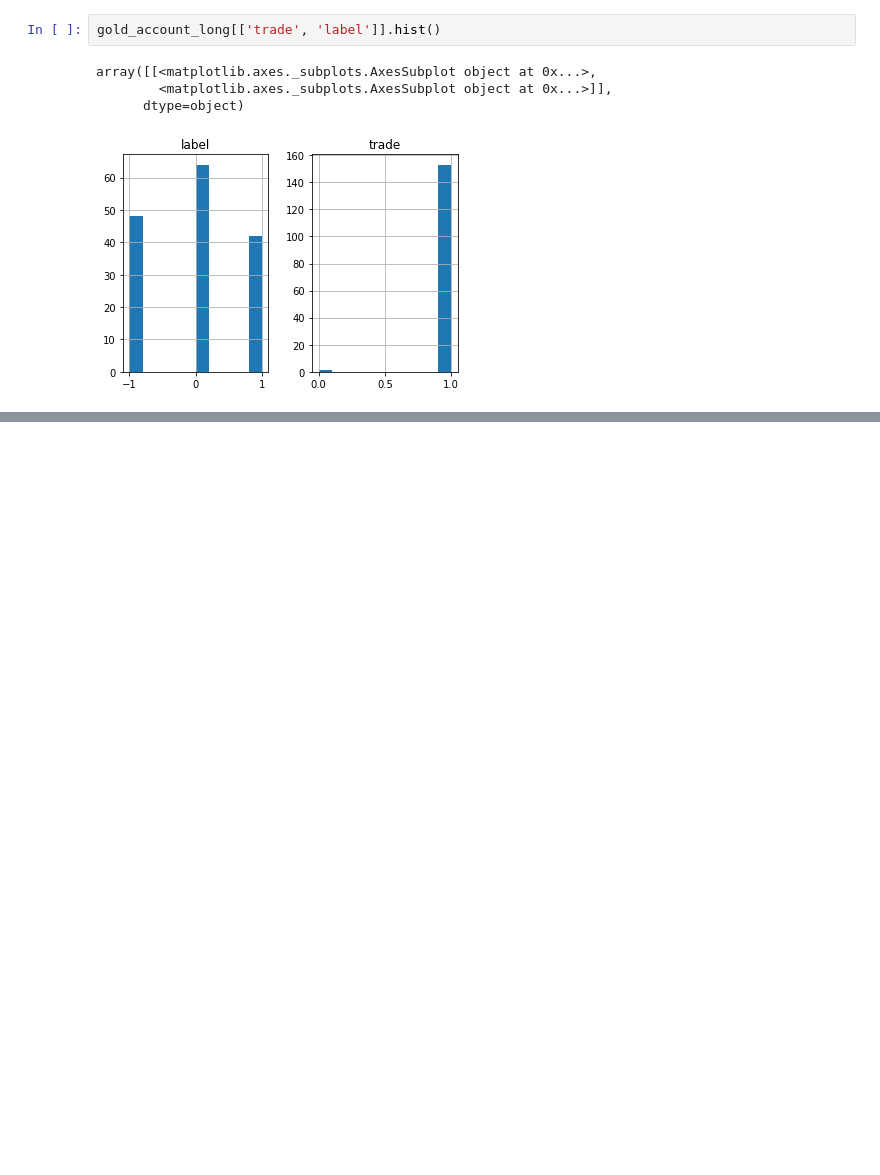
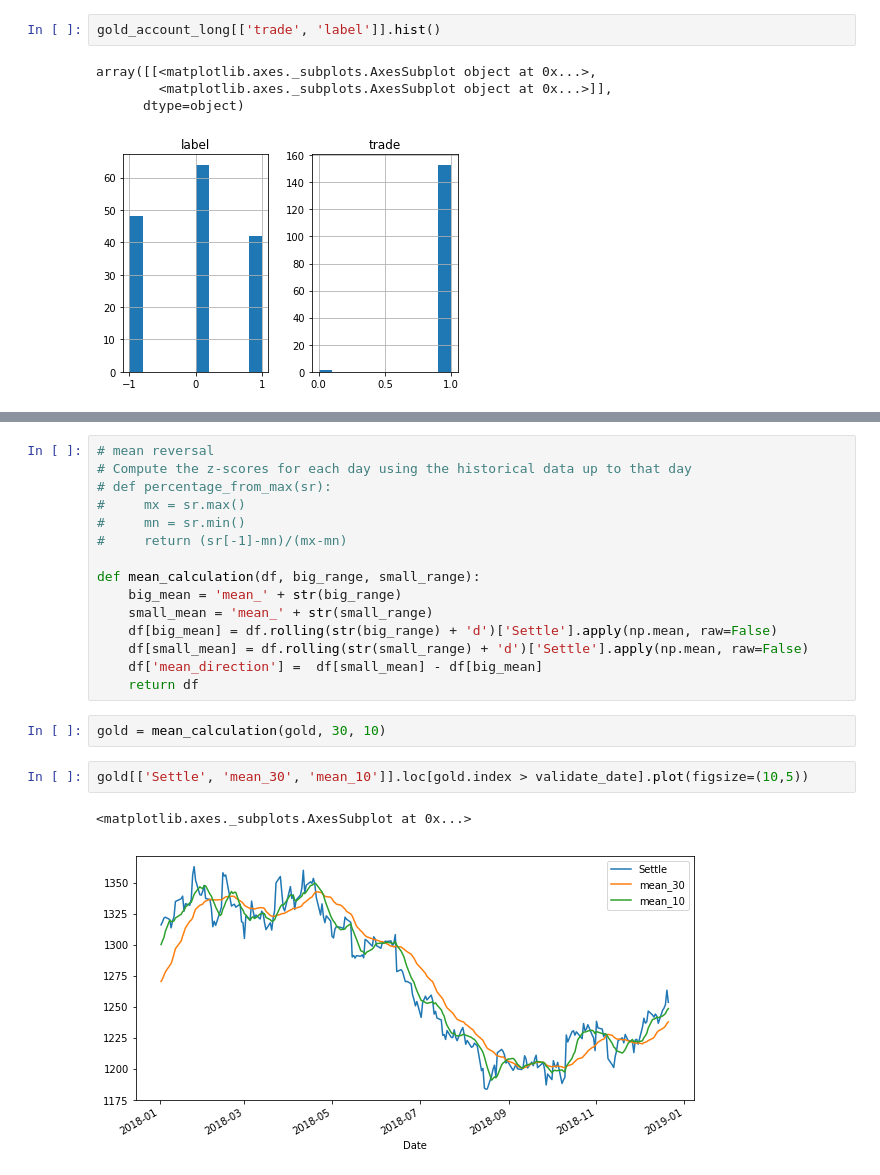
Before and after one commit to IzidoroBaltazar/MachineLearningEngineer, a Jupyter notebook: capstone_project/trading_project.ipynb, the cells around one changed output, grey strips where cells are left out. Cells and saved outputs as stored; diff of their text form; blank space fills up the shorter version.

Commit message:
[FEATURE] mean reversal development

```diff
--- a/capstone_project/trading_project.ipynb
+++ b/capstone_project/trading_project.ipynb
@@ -1068,0 +1000,22 @@ ax1.set_ylim(0,18000)
+# %%
+# mean reversal
+# Compute the z-scores for each day using the historical data up to that day
+# def percentage_from_max(sr):
+#     mx = sr.max()
+#     mn = sr.min()
+#     return (sr[-1]-mn)/(mx-mn)
+
+def mean_calculation(df, big_range, small_range):
+    big_mean = 'mean_' + str(big_range)
+    small_mean = 'mean_' + str(small_range)
+    df[big_mean] = df.rolling(str(big_range) + 'd')['Settle'].apply(np.mean, raw=False)
+    df[small_mean] = df.rolling(str(small_range) + 'd')['Settle'].apply(np.mean, raw=False)
+    df['mean_direction'] =  df[small_mean] - df[big_mean]
+    return df
+# %%
+gold = mean_calculation(gold, 30, 10)
+# %%
+gold[['Settle', 'mean_30', 'mean_10']].loc[gold.index > validate_date].plot(figsize=(10,5))
+# %% [output]
+<matplotlib.axes._subplots.AxesSubplot at 0x...>
+[figure, added]
```
Also changed, not shown: parts of 11 cells of this notebook, 1 other file.
